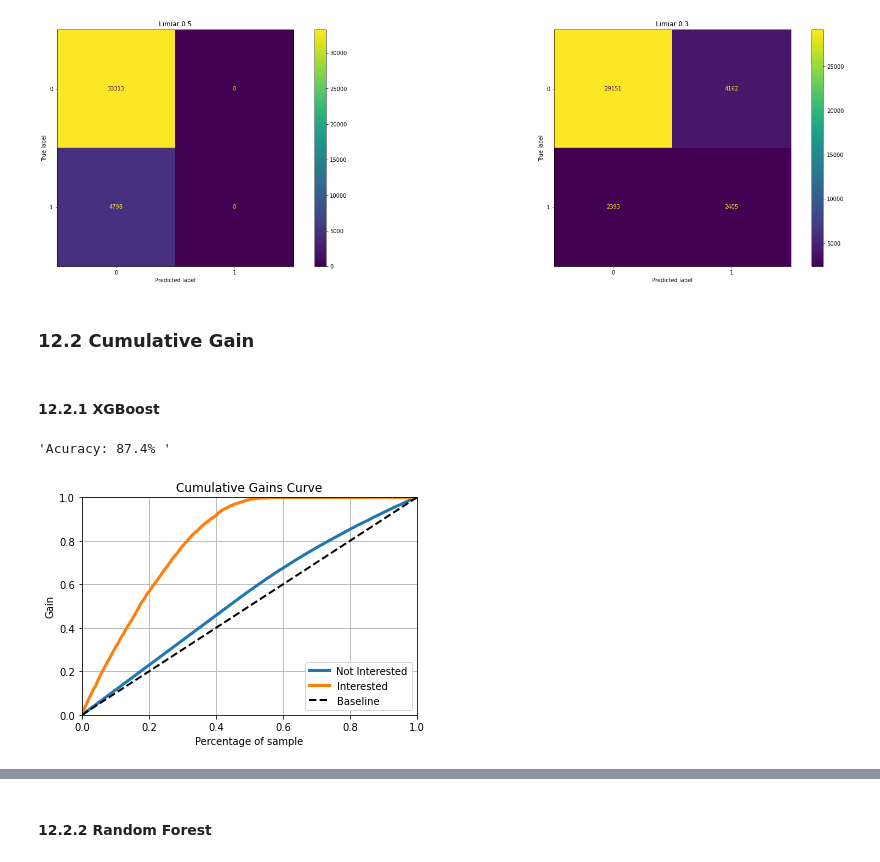
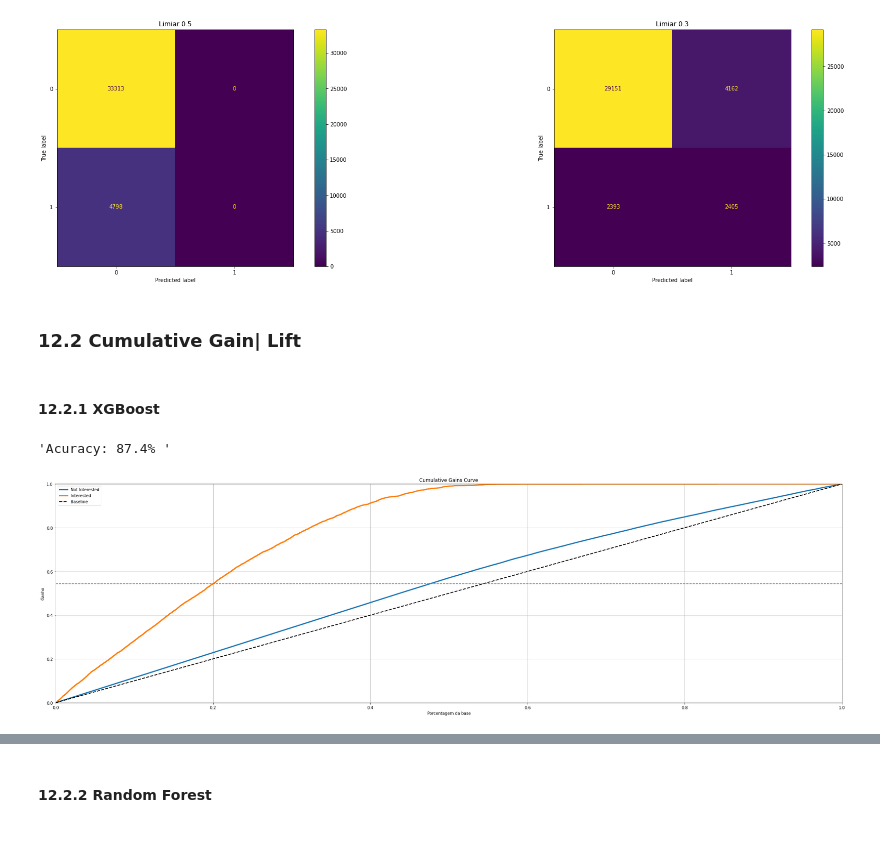
Before and after one commit to rsantosluan/Helth_Insurance_Cross_Sell, a Jupyter notebook: Notebooks/data_exploration.ipynb, the cells around one changed output, grey strips where cells are left out. Cells and saved outputs as stored; diff of their text form; code cells hidden in the pictures.

```diff
--- a/Notebooks/data_exploration.ipynb
+++ b/Notebooks/data_exploration.ipynb
@@ -987,7 +986,7 @@ plt.title( 'Limiar 0.3' );
 # %% [output]
 [figure]
 # %% [markdown]
-### 12.2 Cumulative Gain
+### 12.2 Cumulative Gain| Lift
 # %% [markdown]
 #### 12.2.1 XGBoost
 # %%
@@ -995,8 +994,11 @@ y_hat = xgb_model.predict_proba( x_te )
 y_pred = xgb_model.predict( x_te )
 # %%
 display( 'Acuracy: {:.3}% '.format( accuracy_score( y_te, y_pred ) * 100 ) )
-skplt.metrics.plot_cumulative_gain( y_te, y_hat );
+skplt.metrics.plot_cumulative_gain( y_te, y_hat, figsize=(35,10) );
 plt.legend(['Not Interested','Interested','Baseline']);
+plt.xlabel( 'Porcentagem da base' );
+plt.ylabel( 'Ganho' );
+plt.axhline( y = .545, color ='gray', linestyle='--' );
 # %% [output]
 'Acuracy: 87.4% '
-[figure, old version]
+[figure, new version]
```
Also changed, not shown: parts of 6 cells of this notebook, 2 other files.
